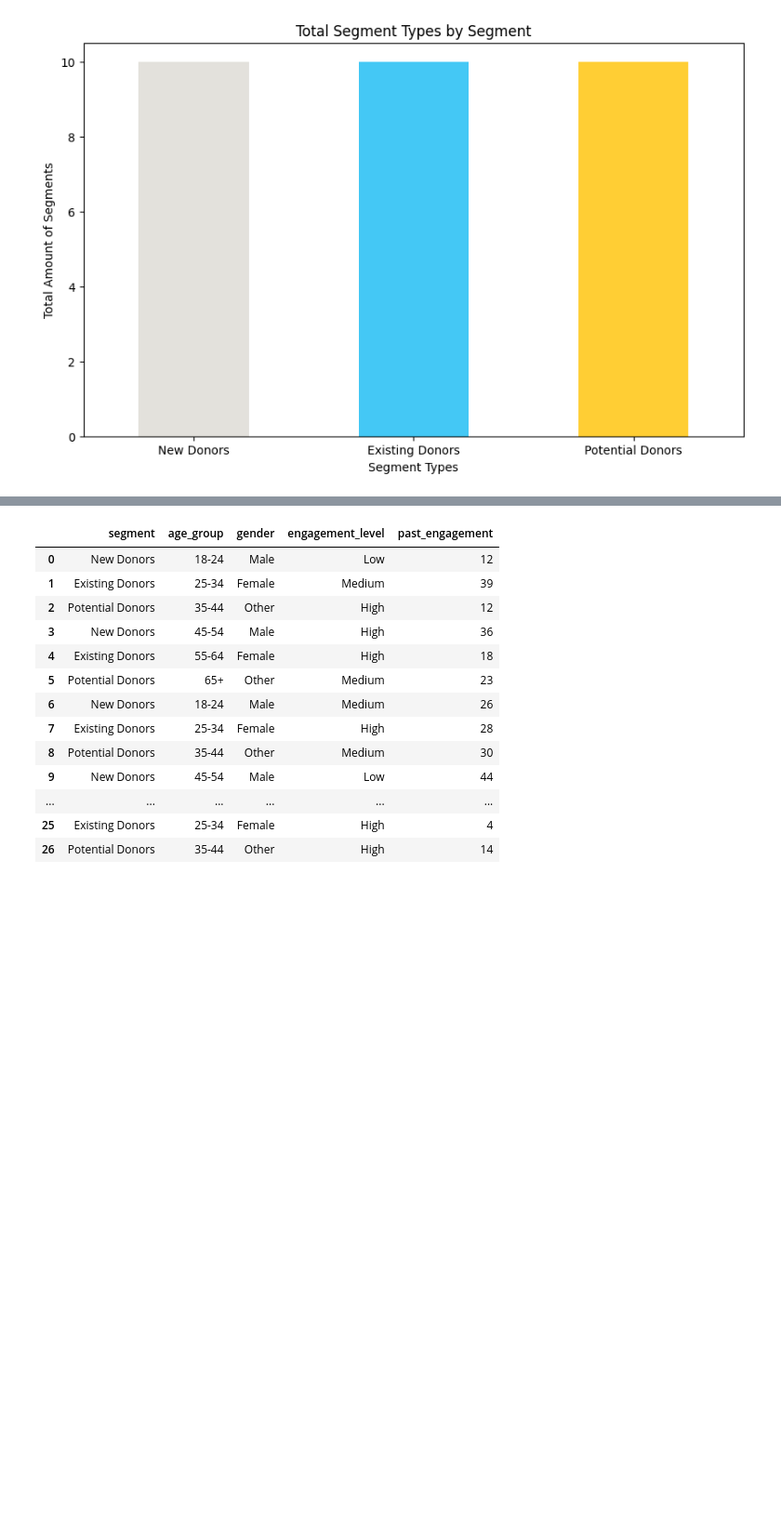
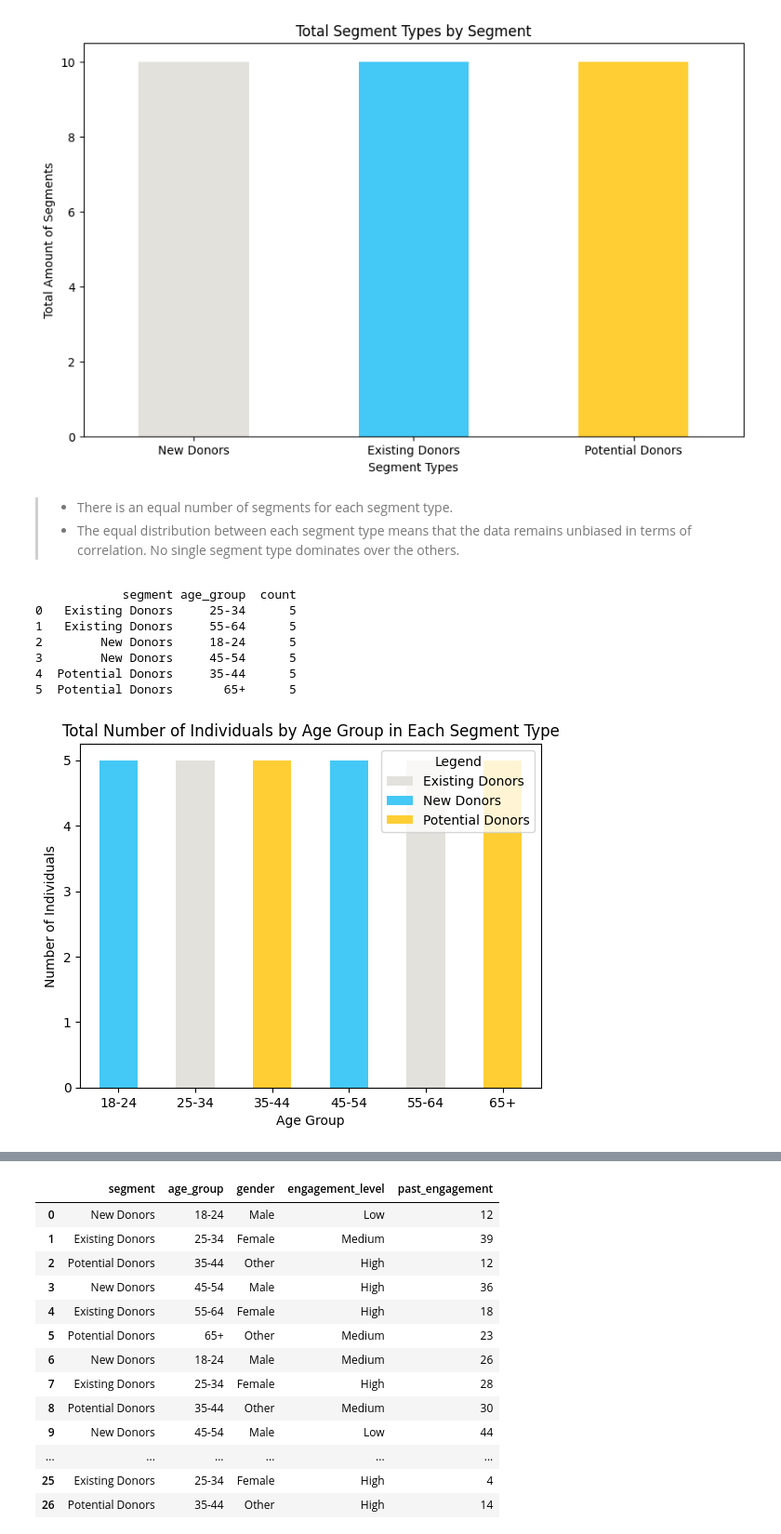
Before and after one commit to stxphz/unicef, a Jupyter notebook: analysis.ipynb, the cells around one changed output, grey strips where cells are left out. Shown at 93% size. Drawn from its saved outputs; the diff is of its cells as text; code cells hidden in the pictures; blank space fills up the shorter version.

```diff
--- a/analysis.ipynb
+++ b/analysis.ipynb
@@ -660,0 +660,33 @@ Name: count, dtype: int64
+# %% [markdown]
+> - There is an equal number of segments for each segment type.
+> - The equal distribution between each segment type means that the data remains unbiased in terms of correlation. No single segment type dominates over the others.
+# %%
+# What age groups make up each segment type?
+# What are the total metrics for 'age_group' in each segment type?
+
+
+# Counting total occurances for each age group in each segment type
+age_group_counts = aud_seg.groupby(['segment', 'age_group']).size().reset_index(name='count')
+print(age_group_counts)
+
+# Pivot the dataframe to make it easier to plot
+pivot_age = age_group_counts.pivot(index='age_group', columns='segment', values='count').fillna(0)
+
+# Plot
+pivot_age.plot(kind='bar', stacked=True, color=['#E3E1DC', '#44C8F5', '#FFCE34'], ax=plt.gca())
+plt.title('Total Number of Individuals by Age Group in Each Segment Type')
+plt.xlabel('Age Group')
+plt.xticks(rotation=0)
+plt.ylabel('Number of Individuals')
+plt.legend(title='Legend')
+
+plt.show()
+# %% [output]
+            segment age_group  count
+0   Existing Donors     25-34      5
+1   Existing Donors     55-64      5
+2        New Donors     18-24      5
+3        New Donors     45-54      5
+4  Potential Donors     35-44      5
+5  Potential Donors       65+      5
+[figure, added]
```
Also changed, not shown: parts of 16 cells of this notebook, 1 other file.
